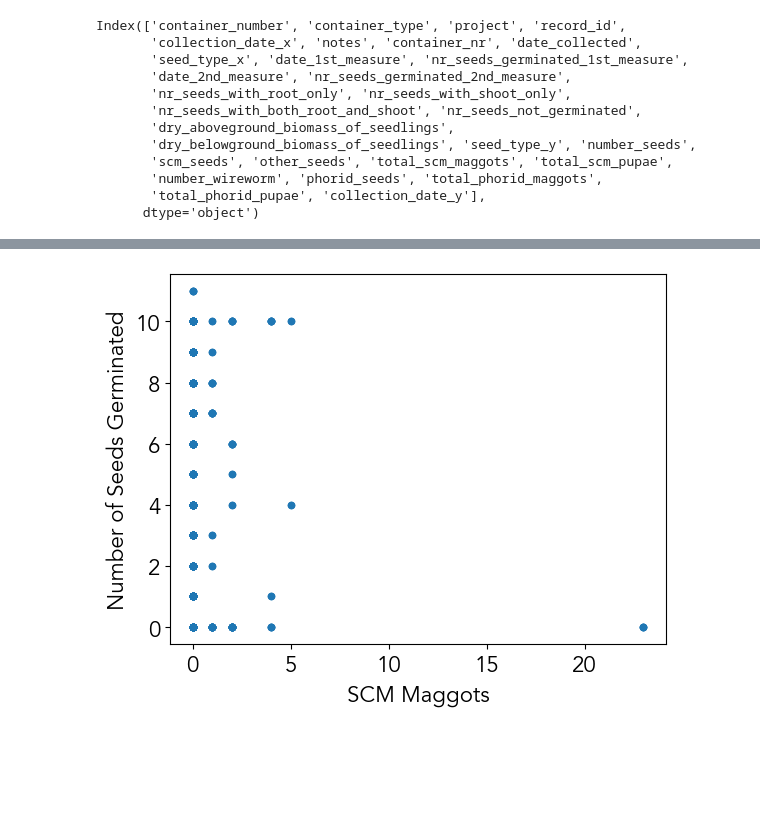
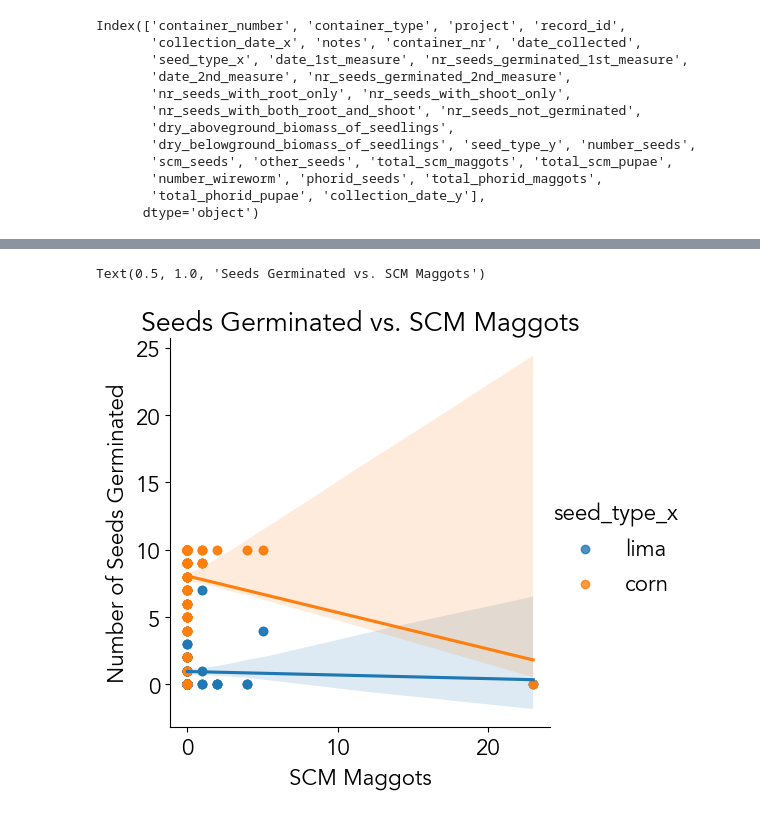
Before and after one commit to chloecho31/cornell, a Jupyter notebook: SCM/2023/2023_scm_data_cleaning.ipynb, the cells around one changed output, grey strips where cells are left out. Saved outputs shown, nothing was run; the diff lists cells and outputs as text; code cells hidden in the pictures; blank space fills up the shorter version.

Commit message:
scm graphs

```diff
--- a/SCM/2023/2023_scm_data_cleaning.ipynb
+++ b/SCM/2023/2023_scm_data_cleaning.ipynb
@@ -1767,0 +1783,6 @@ germination_wire_mesh
+# %%
+germination_wire_mesh_drop_na = germination_wire_mesh.dropna(subset=['total_scm_maggots', 'nr_seeds_germinated_1st_measure'])
+d = np.polyfit(germination_wire_mesh_drop_na['total_scm_maggots'],germination_wire_mesh_drop_na['nr_seeds_germinated_1st_measure'],1)
+f = np.poly1d(d)
+
+germination_wire_mesh_drop_na.insert(0, 'regression',f(germination_wire_mesh_drop_na['nr_seeds_germinated_1st_measure']))
@@ -1768,13 +1817,9 @@ germination_wire_mesh
 # %%
-plt.rcParams['font.sans-serif'] = ['Avenir']
-plt.rcParams.update({'font.size': 16})
+sns.lmplot(data=germination_wire_mesh_drop_na, x="total_scm_maggots", y="nr_seeds_germinated_1st_measure", hue="seed_type_x")
 
-
-germination_wire_mesh.plot.scatter(x = 'total_scm_maggots', y = 'nr_seeds_germinated_1st_measure')
 plt.xlabel('SCM Maggots')
 plt.ylabel('Number of Seeds Germinated')
-plt.title('')
-
-plt.show()
+plt.title('Seeds Germinated vs. SCM Maggots')
 # %% [output]
+Text(0.5, 1.0, 'Seeds Germinated vs. SCM Maggots')
-[figure, old version]
+[figure, new version]
```
Also changed, not shown: parts of 26 cells of this notebook, 1 other file.
